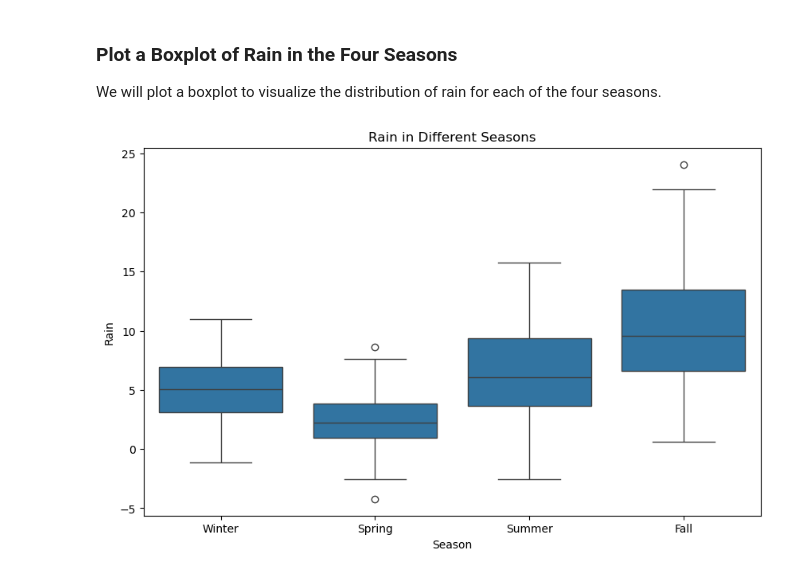
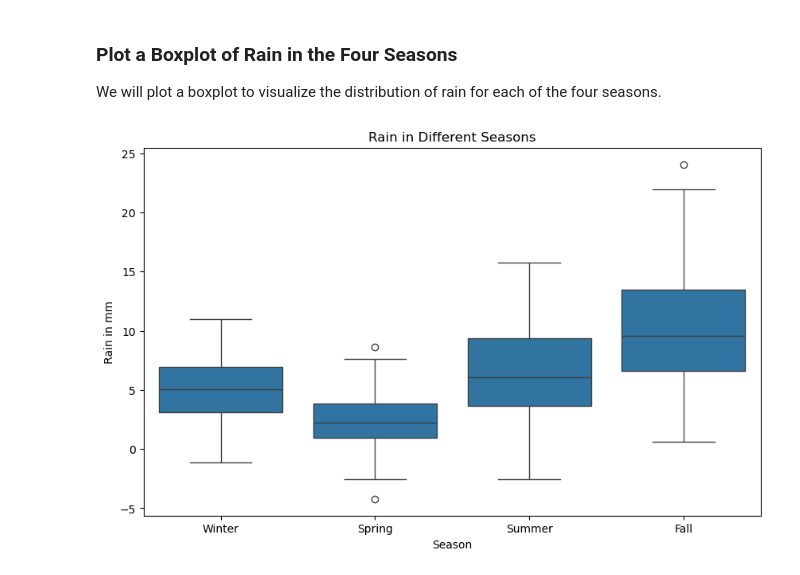
Before and after one commit to ScaDS/Python-training-2024, a Jupyter notebook: 2_tables_plots/beginner_weather_analysis.ipynb, the cells around one changed output. Saved outputs shown, nothing was run; the diff lists cells and outputs as text; code cells hidden in the pictures.

```diff
--- a/2_tables_plots/beginner_weather_analysis.ipynb
+++ b/2_tables_plots/beginner_weather_analysis.ipynb
@@ -97,10 +97,10 @@ We will plot a boxplot to visualize the distribution of rain for each of the fou
 # %%
 # Create a boxplot of rain in the four seasons
 plt.figure(figsize=(10, 6))
 sns.boxplot(x='season', y='rain', data=data)
 plt.xlabel('Season')
-plt.ylabel('Rain')
+plt.ylabel('Rain in mm')
 plt.title('Rain in Different Seasons')
 plt.show()
 # %% [output]
-[figure, old version]
+[figure, new version]
```
Also changed, not shown: parts of 1 cell of this notebook.
